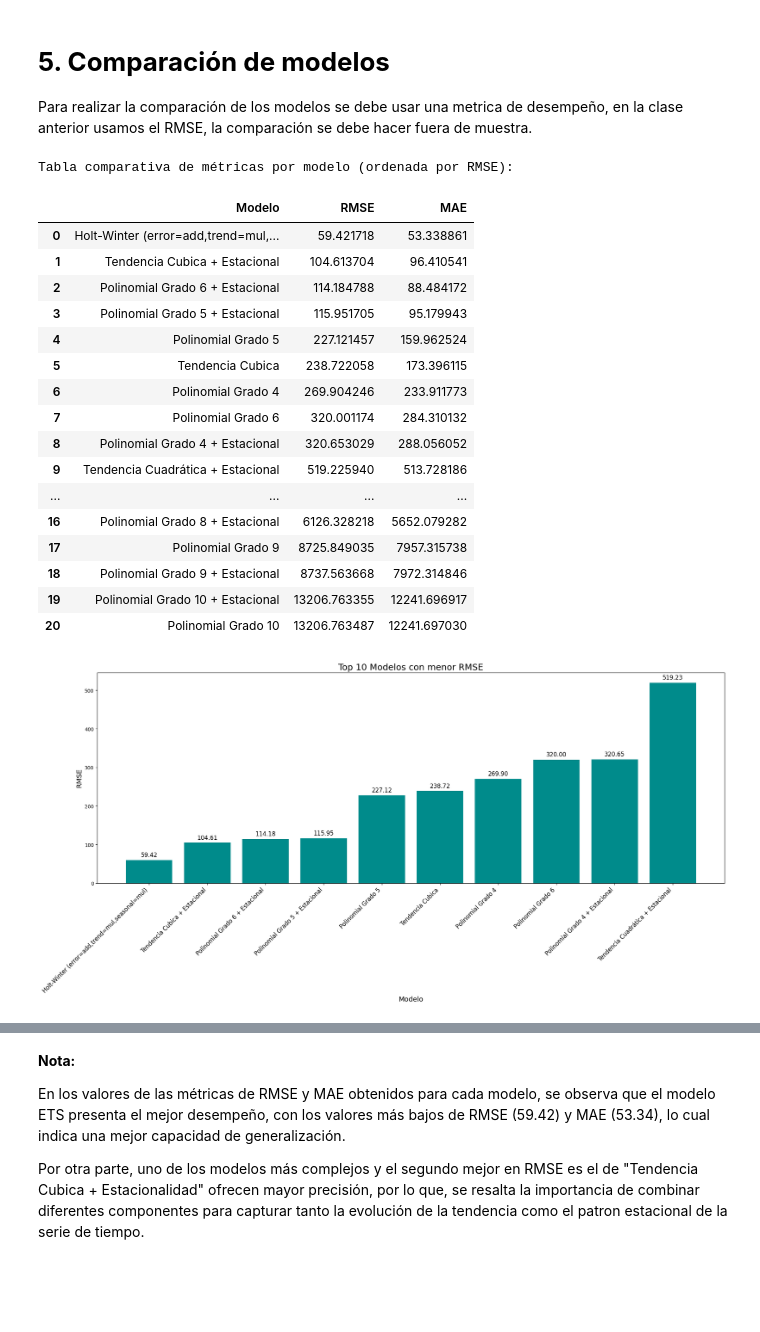
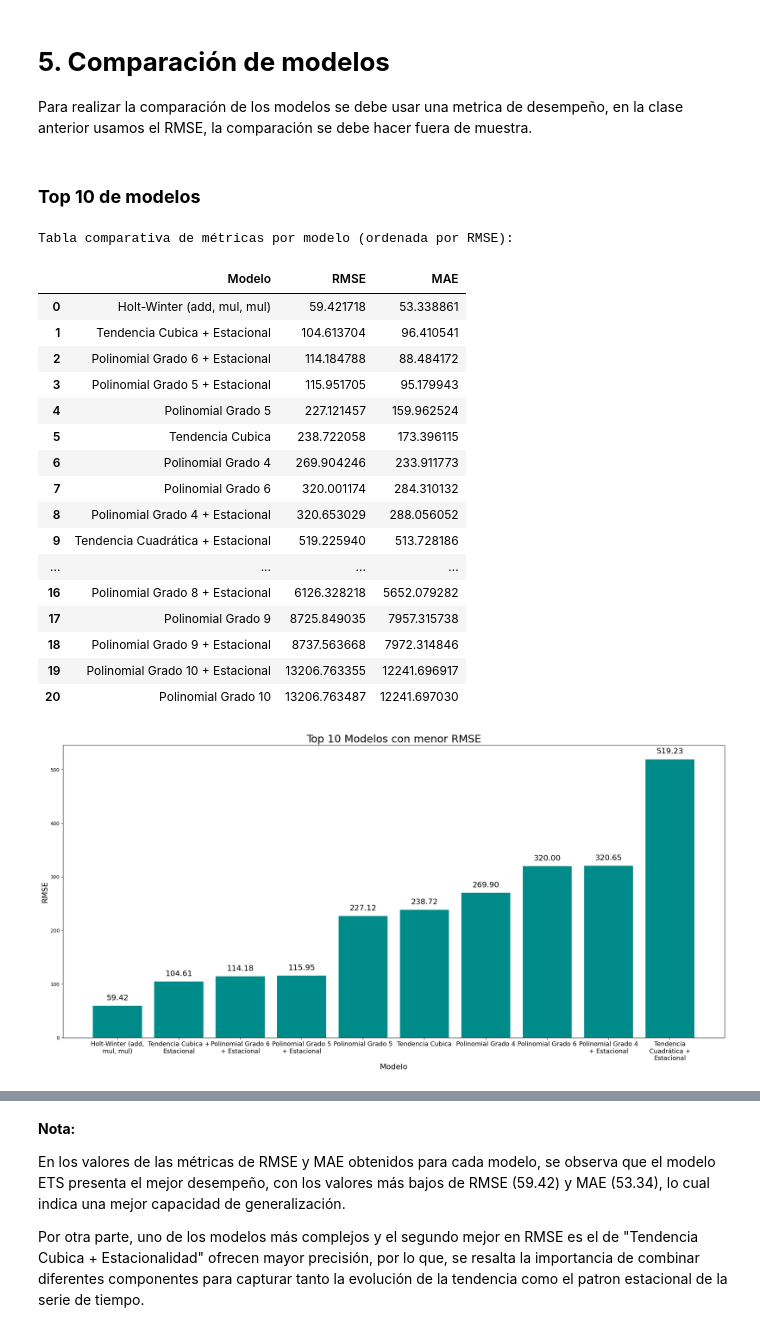
Before and after one commit to mafab9125/Fundamentos_Analitica, a Jupyter notebook: Series_de_tiempo/Taller_series_tiempo_2.ipynb, the cells around one changed output, grey strips where cells are left out. Cells and saved outputs as stored; diff of their text form; code cells hidden in the pictures; blank space fills up the shorter version.

```diff
--- a/Series_de_tiempo/Taller_series_tiempo_2.ipynb
+++ b/Series_de_tiempo/Taller_series_tiempo_2.ipynb
@@ -27,8 +41,8 @@ from math import sqrt
 # %% [markdown]
 # **2. Carga de datos y vista rápida**
 # %%
-data = pd.read_excel("C:/Users/mafab/Documents/Fundamentos_Analitica/Series_de_tiempo/datosEmpleo.xlsx",index_col='mes',parse_dates=True)
-data.head(3)
+data = pd.read_excel("https://raw.githubusercontent.com/profedaniel86/Series_de_Tiempo/refs/heads/main/1.Intro/datosEmpleo.xlsx",index_col='mes',parse_dates=True)
+data.head()
 # %% [output]
 |  | TD_13ciudades | Ocupados | Desocupados | Inactivos |
 | mes |  |  |  |  |
@@ -850,9 +867,13 @@ El grado polinómico con menor RMSE es: 6 (RMSE: 114.18)
 # **5. Comparación de modelos**
 
 Para realizar la comparación de los modelos se debe usar una metrica de desempeño, en la clase anterior usamos el RMSE, la comparación se debe hacer fuera de muestra.
+# %% [markdown]
+### **Top 10 de modelos**
 # %%
+# Resultados de comparación del TOP 10 modelos
+
 Resultados_RMSE = {
-    'Holt-Winter (error=add,trend=mul,seasonal=mul)': rmse_hw,
+    'Holt-Winter (add, mul, mul)': rmse_hw,
     'Tendencia Lineal': rmse_lin,
     'Tendencia Cuadrática': rmse_quad,
     'Tendencia Cubica': rmse_cu,
@@ -862,7 +883,7 @@ Resultados_RMSE = {
 }
 
 Resultados_MAE = {
-    'Holt-Winter (error=add,trend=mul,seasonal=mul)': mae_hw,
+    'Holt-Winter (add, mul, mul)': mae_hw,
     'Tendencia Lineal': mae_lin,
     'Tendencia Cuadrática': mae_quad,
     'Tendencia Cubica': mae_cu,
@@ -899,7 +920,7 @@ display(df_metrics_sorted_rmse)
 # %% [output]
 Tabla comparativa de métricas por modelo (ordenada por RMSE):
 |  | Modelo | RMSE | MAE |
-| 0 | Holt-Winter (error=add,trend=mul,... | 59.421718 | 53.338861 |
+| 0 | Holt-Winter (add, mul, mul) | 59.421718 | 53.338861 |
 | 1 | Tendencia Cubica + Estacional | 104.613704 | 96.410541 |
 | 2 | Polinomial Grado 6 + Estacional | 114.184788 | 88.484172 |
 | 3 | Polinomial Grado 5 + Estacional | 115.951705 | 95.179943 |
@@ -918,27 +939,33 @@ Tabla comparativa de métricas por modelo (ordenada por RMSE):
 # %%
 top_10 = df_metrics_sorted_rmse.head(10)
 
+def split_label(label, n=18):
+    # Divide el label en saltos de línea cada n caracteres, preferentemente en espacios
+    return '\n'.join(textwrap.wrap(label, n))
+
+labels_multiline = [split_label(l, n=18) for l in top_10['Modelo']]
+
 plt.figure(figsize=(20, 10))
-bars = plt.bar(top_10['Modelo'], top_10['RMSE'], color='darkcyan')
+bars = plt.bar(labels_multiline, top_10['RMSE'], color='darkcyan')
 
-plt.xticks(rotation=45, ha='right', fontsize=12)
-plt.xlabel("Modelo", fontsize=14)
-plt.ylabel("RMSE", fontsize=14)
-plt.title("Top 10 Modelos con menor RMSE", fontsize=18)
+plt.xticks(rotation=0, ha='center', fontsize=13)  # Etiquetas ahora aparecen centradas y multilínea
+plt.xlabel("Modelo", fontsize=16)
+plt.ylabel("RMSE", fontsize=16)
+plt.title("Top 10 Modelos con menor RMSE", fontsize=22)
 
-# Etiquetar con valores RMSE encima de cada barra
+# Etiquetar valores RMSE encima de cada barra
 for bar in bars:
     yval = bar.get_height()
     plt.text(
         bar.get_x() + bar.get_width() / 2,
-        yval + (max(top_10['RMSE']) * 0.01),
+        yval + (max(top_10['RMSE']) * 0.015),
         f'{yval:.2f}',
         ha='center',
         va='bottom',
-        fontsize=12
+        fontsize=16
     )
 
 plt.tight_layout()
 plt.show()
 # %% [output]
-[figure, old version]
+[figure, new version]
```
Also changed, not shown: parts of 19 cells of this notebook.
